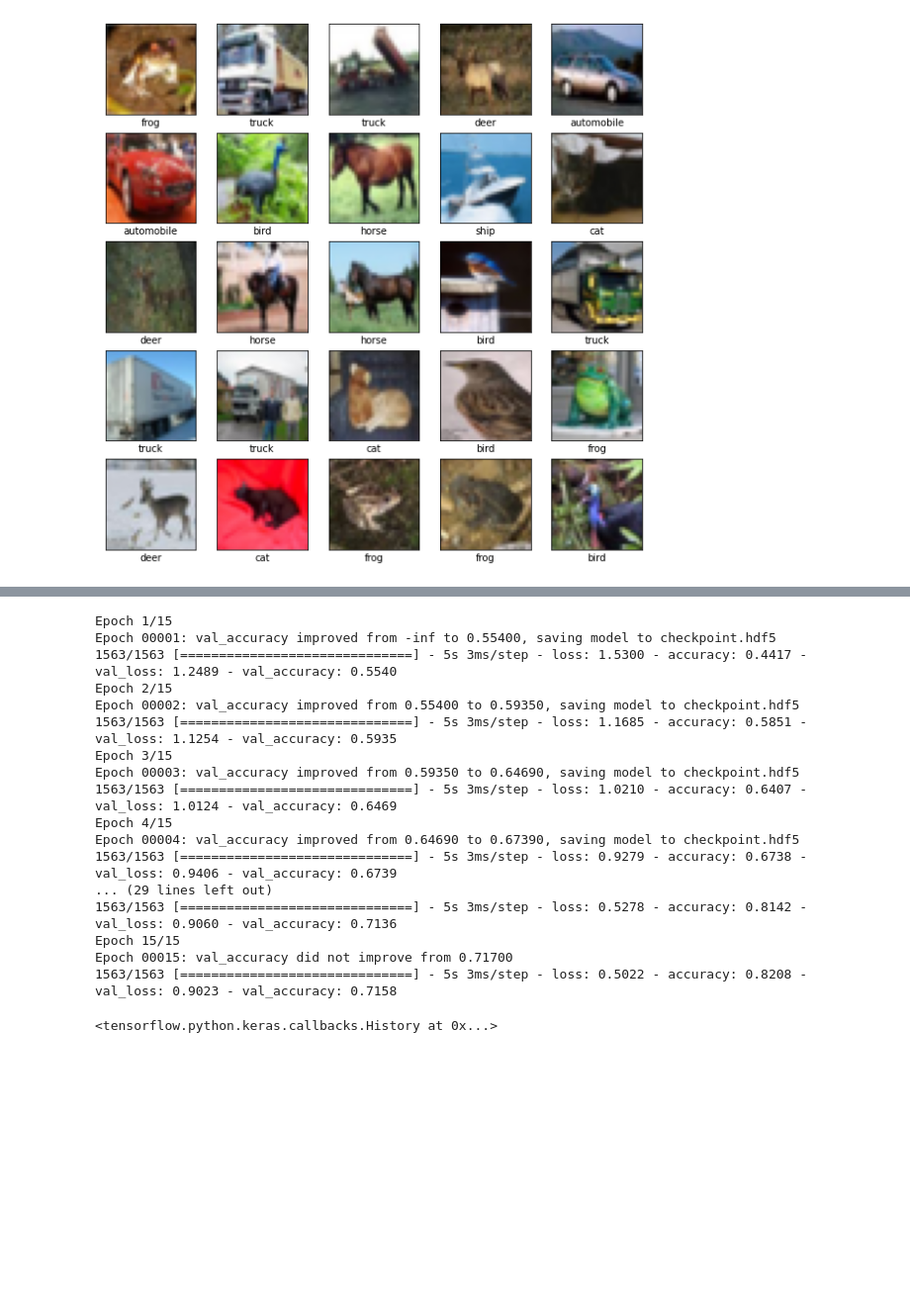
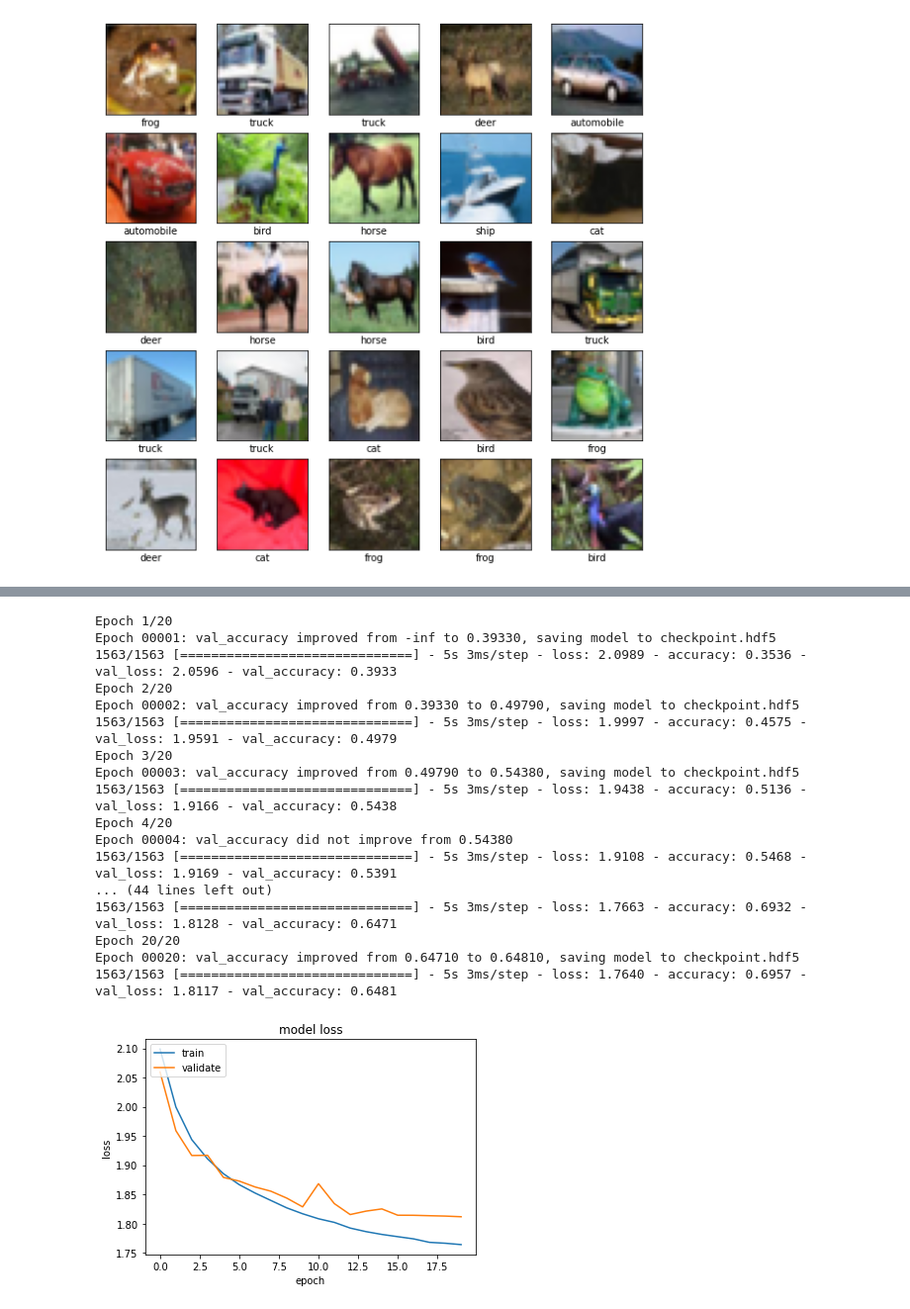
Before and after one commit to kaopanboonyuen/Python-Data-Science, a Jupyter notebook: TF2/ConvNet_with_Cifar10_TF2_version.ipynb, the cells around one changed output, grey strips where cells are left out. Shown at 99% size. Cells and saved outputs as stored; diff of their text form; code cells hidden in the pictures; blank space fills up the shorter version.

```diff
--- a/TF2/ConvNet_with_Cifar10_TF2_version.ipynb
+++ b/TF2/ConvNet_with_Cifar10_TF2_version.ipynb
@@ -115,26 +128,36 @@ model.compile(optimizer='adam',
 # Actually train the model for 15 epochs, i.e. show the model all the training data 15 times.
 # To be able to judge the model's performance, also provide the test data. It will be evaluated after
 # every epoch and the results will be printed to the console.
-model.fit(x_train, y_train, epochs=15, validation_data=(x_test, y_test), callbacks=[cp_callback])
+history = model.fit(x_train, y_train, epochs=20, validation_data=(x_test, y_test), callbacks=[cp_callback])
 # %% [output]
-Epoch 1/15
-Epoch 00001: val_accuracy improved from -inf to 0.55400, saving model to checkpoint.hdf5
-1563/1563 [==============================] - 5s 3ms/step - loss: 1.5300 - accuracy: 0.4417 - val_loss: 1.2489 - val_accuracy: 0.5540
-Epoch 2/15
-Epoch 00002: val_accuracy improved from 0.55400 to 0.59350, saving model to checkpoint.hdf5
-1563/1563 [==============================] - 5s 3ms/step - loss: 1.1685 - accuracy: 0.5851 - val_loss: 1.1254 - val_accuracy: 0.5935
-Epoch 3/15
-Epoch 00003: val_accuracy improved from 0.59350 to 0.64690, saving model to checkpoint.hdf5
-1563/1563 [==============================] - 5s 3ms/step - loss: 1.0210 - accuracy: 0.6407 - val_loss: 1.0124 - val_accuracy: 0.6469
-Epoch 4/15
-Epoch 00004: val_accuracy improved from 0.64690 to 0.67390, saving model to checkpoint.hdf5
-1563/1563 [==============================] - 5s 3ms/step - loss: 0.9279 - accuracy: 0.6738 - val_loss: 0.9406 - val_accuracy: 0.6739
-... (29 lines left out)
-1563/1563 [==============================] - 5s 3ms/step - loss: 0.5278 - accuracy: 0.8142 - val_loss: 0.9060 - val_accuracy: 0.7136
-Epoch 15/15
-Epoch 00015: val_accuracy did not improve from 0.71700
-1563/1563 [==============================] - 5s 3ms/step - loss: 0.5022 - accuracy: 0.8208 - val_loss: 0.9023 - val_accuracy: 0.7158
+Epoch 1/20
+Epoch 00001: val_accuracy improved from -inf to 0.39330, saving model to checkpoint.hdf5
+1563/1563 [==============================] - 5s 3ms/step - loss: 2.0989 - accuracy: 0.3536 - val_loss: 2.0596 - val_accuracy: 0.3933
+Epoch 2/20
+Epoch 00002: val_accuracy improved from 0.39330 to 0.49790, saving model to checkpoint.hdf5
+1563/1563 [==============================] - 5s 3ms/step - loss: 1.9997 - accuracy: 0.4575 - val_loss: 1.9591 - val_accuracy: 0.4979
+Epoch 3/20
+Epoch 00003: val_accuracy improved from 0.49790 to 0.54380, saving model to checkpoint.hdf5
+1563/1563 [==============================] - 5s 3ms/step - loss: 1.9438 - accuracy: 0.5136 - val_loss: 1.9166 - val_accuracy: 0.5438
+Epoch 4/20
+Epoch 00004: val_accuracy did not improve from 0.54380
+1563/1563 [==============================] - 5s 3ms/step - loss: 1.9108 - accuracy: 0.5468 - val_loss: 1.9169 - val_accuracy: 0.5391
+... (44 lines left out)
+1563/1563 [==============================] - 5s 3ms/step - loss: 1.7663 - accuracy: 0.6932 - val_loss: 1.8128 - val_accuracy: 0.6471
+Epoch 20/20
+Epoch 00020: val_accuracy improved from 0.64710 to 0.64810, saving model to checkpoint.hdf5
+1563/1563 [==============================] - 5s 3ms/step - loss: 1.7640 - accuracy: 0.6957 - val_loss: 1.8117 - val_accuracy: 0.6481
-<tensorflow.python.keras.callbacks.History at 0x...>
+# %%
+# summarize history for loss
+plt.plot(history.history['loss'])
+plt.plot(history.history['val_loss'])
+plt.title('model loss')
+plt.ylabel('loss')
+plt.xlabel('epoch')
+plt.legend(['train', 'validate'], loc='upper left')
+plt.show()
+# %% [output]
+[figure, added]
 # %%
 from PIL import Image
 import requests
```
Also changed, not shown: parts of 8 cells of this notebook.
